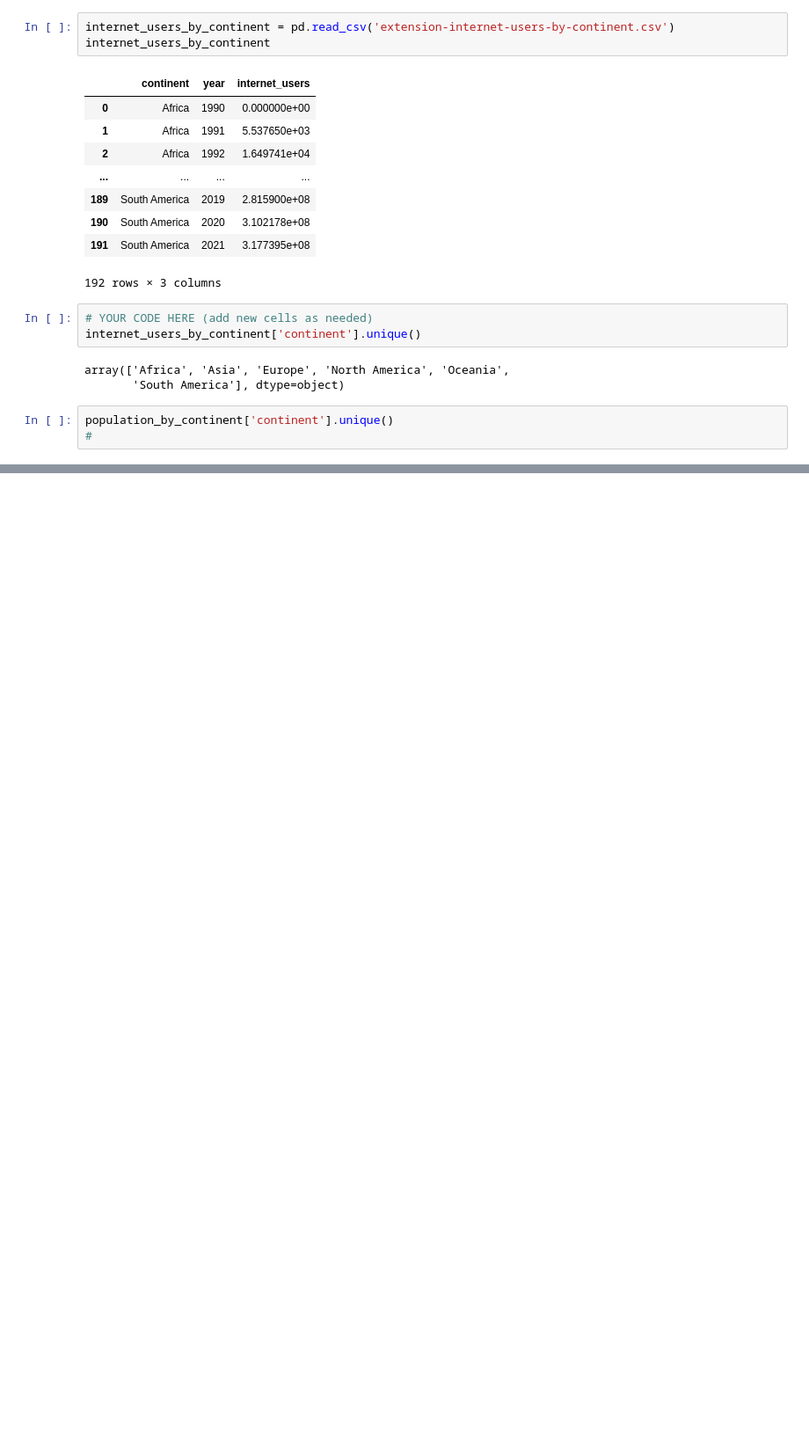
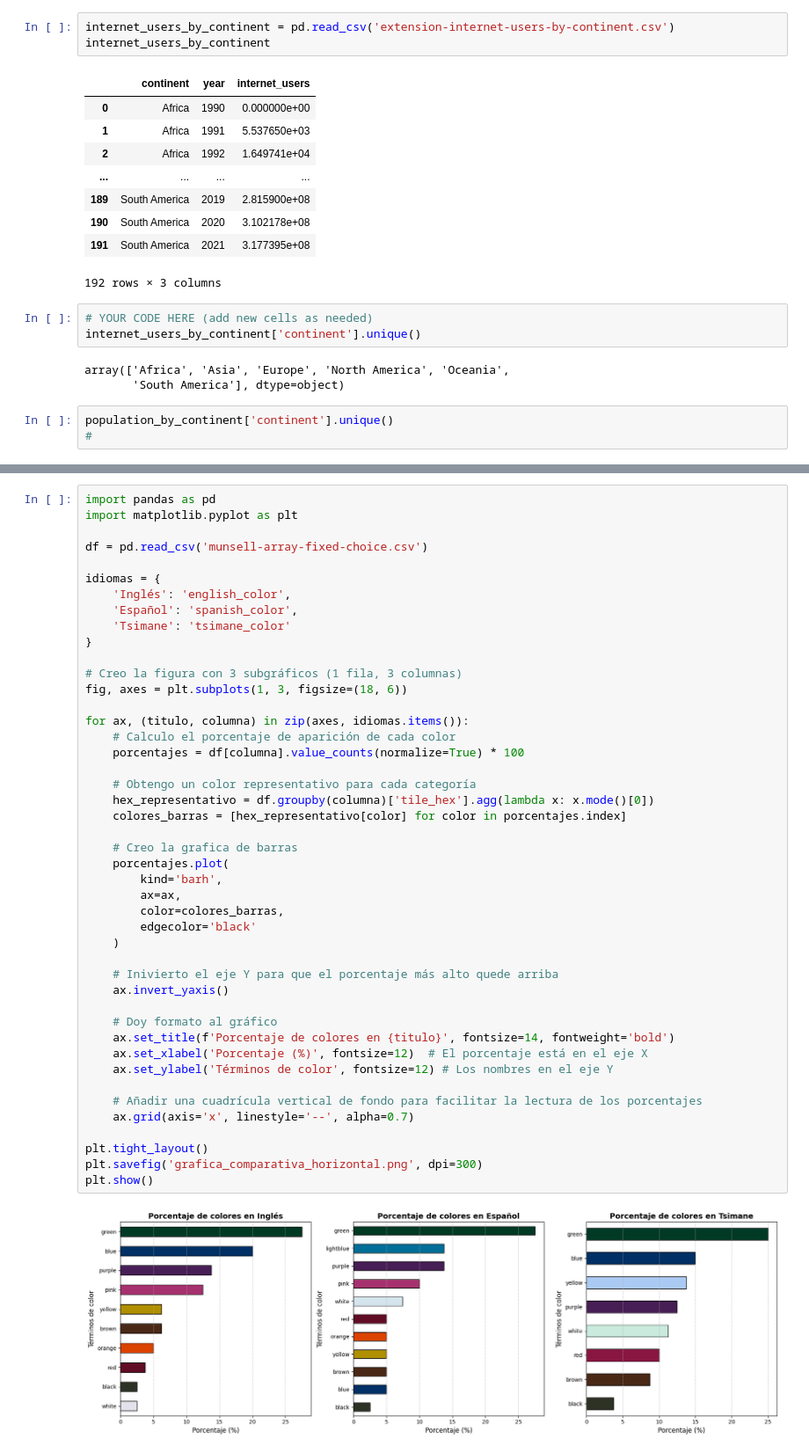
Before and after one commit to JordanMedinaOrtiz/mineria-datos, a Jupyter notebook: Mineria_datos.ipynb, the cells around one changed output, grey strips where cells are left out. Shown at 88% size. Cells and saved outputs as stored; diff of their text form; blank space fills up the shorter version.

```diff
--- a/Mineria_datos.ipynb
+++ b/Mineria_datos.ipynb
@@ -1520,0 +1529,47 @@ population_by_continent['continent'].unique()
+# %%
+import pandas as pd
+import matplotlib.pyplot as plt
+
+df = pd.read_csv('munsell-array-fixed-choice.csv')
+
+idiomas = {
+    'Inglés': 'english_color',
+    'Español': 'spanish_color',
+    'Tsimane': 'tsimane_color'
+}
+
+# Creo la figura con 3 subgráficos (1 fila, 3 columnas)
+fig, axes = plt.subplots(1, 3, figsize=(18, 6))
+
+for ax, (titulo, columna) in zip(axes, idiomas.items()):
+    # Calculo el porcentaje de aparición de cada color
+    porcentajes = df[columna].value_counts(normalize=True) * 100
+
+    # Obtengo un color representativo para cada categoría
+    hex_representativo = df.groupby(columna)['tile_hex'].agg(lambda x: x.mode()[0])
+    colores_barras = [hex_representativo[color] for color in porcentajes.index]
+
+    # Creo la grafica de barras
+    porcentajes.plot(
+        kind='barh',
+        ax=ax,
+        color=colores_barras,
+        edgecolor='black'
+    )
+
+    # Inivierto el eje Y para que el porcentaje más alto quede arriba
+    ax.invert_yaxis()
+
+    # Doy formato al gráfico
+    ax.set_title(f'Porcentaje de colores en {titulo}', fontsize=14, fontweight='bold')
+    ax.set_xlabel('Porcentaje (%)', fontsize=12)  # El porcentaje está en el eje X
+    ax.set_ylabel('Términos de color', fontsize=12) # Los nombres en el eje Y
+
+    # Añadir una cuadrícula vertical de fondo para facilitar la lectura de los porcentajes
+    ax.grid(axis='x', linestyle='--', alpha=0.7)
+
+plt.tight_layout()
+plt.savefig('grafica_comparativa_horizontal.png', dpi=300)
+plt.show()
+# %% [output]
+[figure, added]
```
Also changed, not shown: parts of 8 cells of this notebook.
